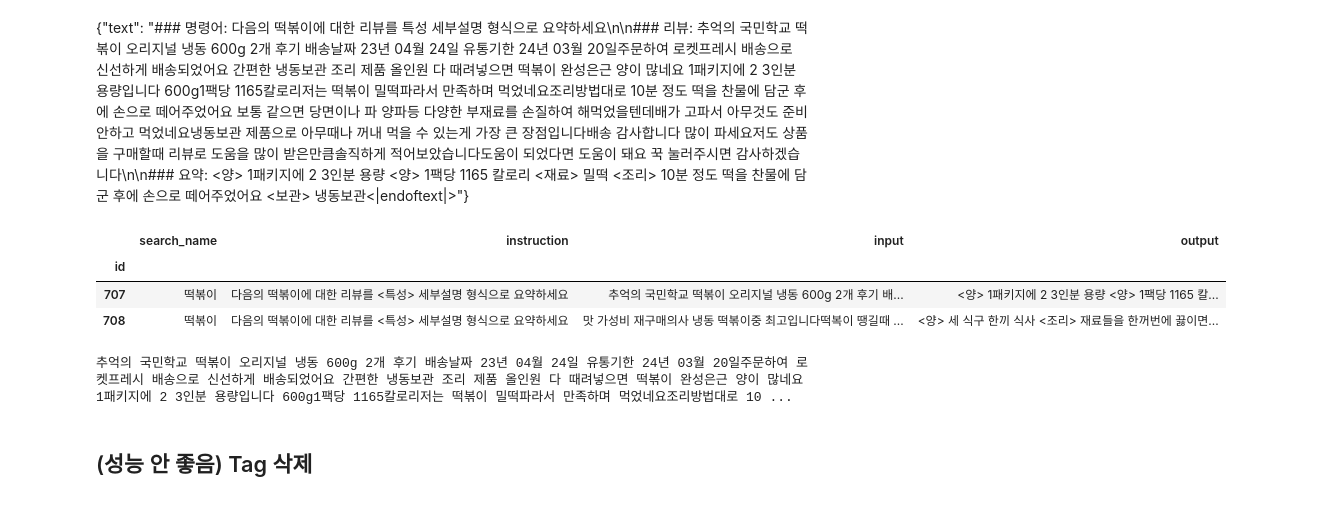
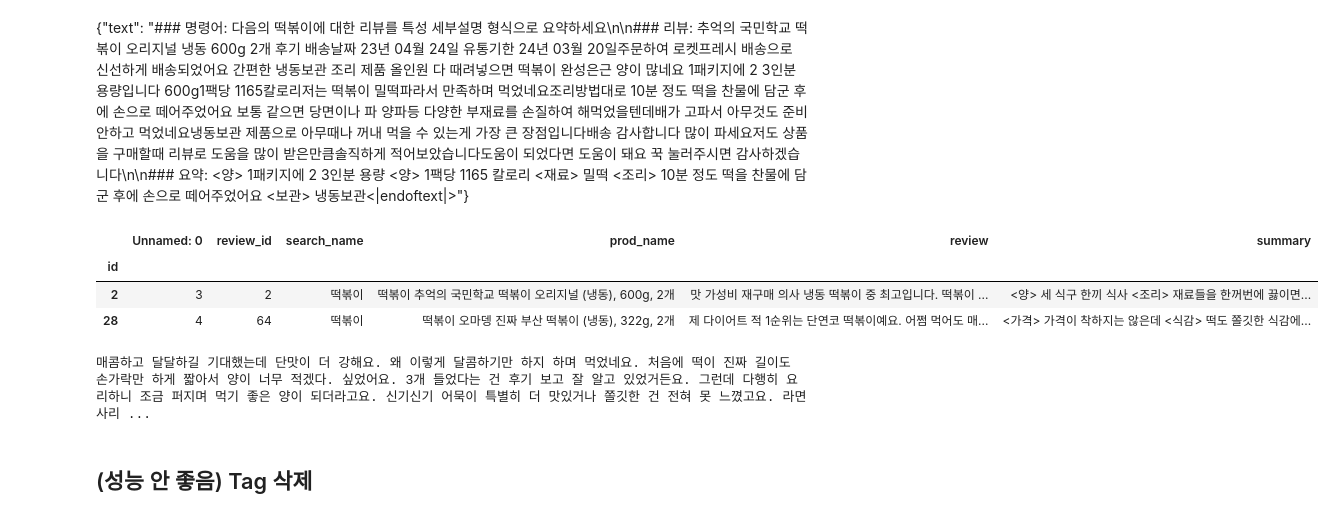
Before and after one commit to lectura7942/KoAlpaca-finetune, a Jupyter notebook: train_v1.1b/review_summary_finetune.ipynb, the cells around one changed output. Drawn from its saved outputs; the diff is of its cells as text; code cells hidden in the pictures.

```diff
--- a/train_v1.1b/review_summary_finetune.ipynb
+++ b/train_v1.1b/review_summary_finetune.ipynb
@@ -7,29 +7,29 @@
 # %%
 import pandas as pd
 import re
 
-data = pd.read_csv("../../data/review_summary_prototype_dataset.csv")
+data = pd.read_csv("/opt/ml/input/data/review_summary_prototype_dataset_v0.2_valid.csv")
 data.set_index("id", inplace=True)
 # data.iloc: 위치로 접근
 # data.loc: id로 접근
 
 # 특수문자, 초성어 제거
 def clean_text(sent):
     sent_clean = re.sub("[^가-힣ㄱ-ㅎㅏ-ㅣ\\s0-9a-zA-Z]", " ", sent)
     sent_clean = re.sub("[ㄱ-ㅎㅏ-ㅣ]+", "", sent_clean)
     sent_clean = " ".join(sent_clean.split())
     return sent_clean
 
-data["input"] = data["input"].apply(clean_text)
+# data["input"] = data["input"].apply(clean_text)
 
-display(data.head(2))
-print(data.iloc[0]["input"])
+display(data.tail(2))
+print(data.iloc[0]["review"])
 # %% [output]
-|  | search_name | instruction | input | output |
-| id |  |  |  |  |
-| 707 | 떡볶이 | 다음의 떡볶이에 대한 리뷰를 <특성> 세부설명 형식으로 요약하세요 | 추억의 국민학교 떡볶이 오리지널 냉동 600g 2개 후기 배... | <양> 1패키지에 2 3인분 용량 <양> 1팩당 1165 칼... |
-| 708 | 떡볶이 | 다음의 떡볶이에 대한 리뷰를 <특성> 세부설명 형식으로 요약하세요 | 맛 가성비 재구매의사 냉동 떡볶이중 최고입니다떡복이 땡길때 ... | <양> 세 식구 한끼 식사 <조리> 재료들을 한꺼번에 끓이면... |
+|  | Unnamed: 0 | review_id | search_name | prod_name | review | summary |
+| id |  |  |  |  |  |  |
+| 2 | 3 | 2 | 떡볶이 | 떡볶이 추억의 국민학교 떡볶이 오리지널 (냉동), 600g, 2개 | 맛 가성비 재구매 의사 냉동 떡볶이 중 최고입니다. 떡볶이 ... | <양> 세 식구 한끼 식사 <조리> 재료들을 한꺼번에 끓이면... |
+| 28 | 4 | 64 | 떡볶이 | 떡볶이 오마뎅 진짜 부산 떡볶이 (냉동), 322g, 2개 | 제 다이어트 적 1순위는 단연코 떡볶이예요. 어쩜 먹어도 매... | <가격> 가격이 착하지는 않은데 <식감> 떡도 쫄깃한 식감에... |
-추억의 국민학교 떡볶이 오리지널 냉동 600g 2개 후기 배송날짜 23년 04월 24일 유통기한 24년 03월 20일주문하여 로켓프레시 배송으로 신선하게 배송되었어요 간편한 냉동보관 조리 제품 올인원 다 때려넣으면 떡볶이 완성은근 양이 많네요 1패키지에 2 3인분 용량입니다 600g1팩당 1165칼로리저는 떡볶이 밀떡파라서 만족하며 먹었네요조리방법대로 10 ...
+매콤하고 달달하길 기대했는데 단맛이 더 강해요. 왜 이렇게 달콤하기만 하지 하며 먹었네요. 처음에 떡이 진짜 길이도 손가락만 하게 짧아서 양이 너무 적겠다. 싶었어요. 3개 들었다는 건 후기 보고 잘 알고 있었거든요. 그런데 다행히 요리하니 조금 퍼지며 먹기 좋은 양이 되더라고요. 신기신기 어묵이 특별히 더 맛있거나 쫄깃한 건 전혀 못 느꼈고요. 라면 사리 ...
 # %% [markdown]
 ## (성능 안 좋음) Tag 삭제
 # %%
```
Also changed, not shown: parts of 18 cells of this notebook.
